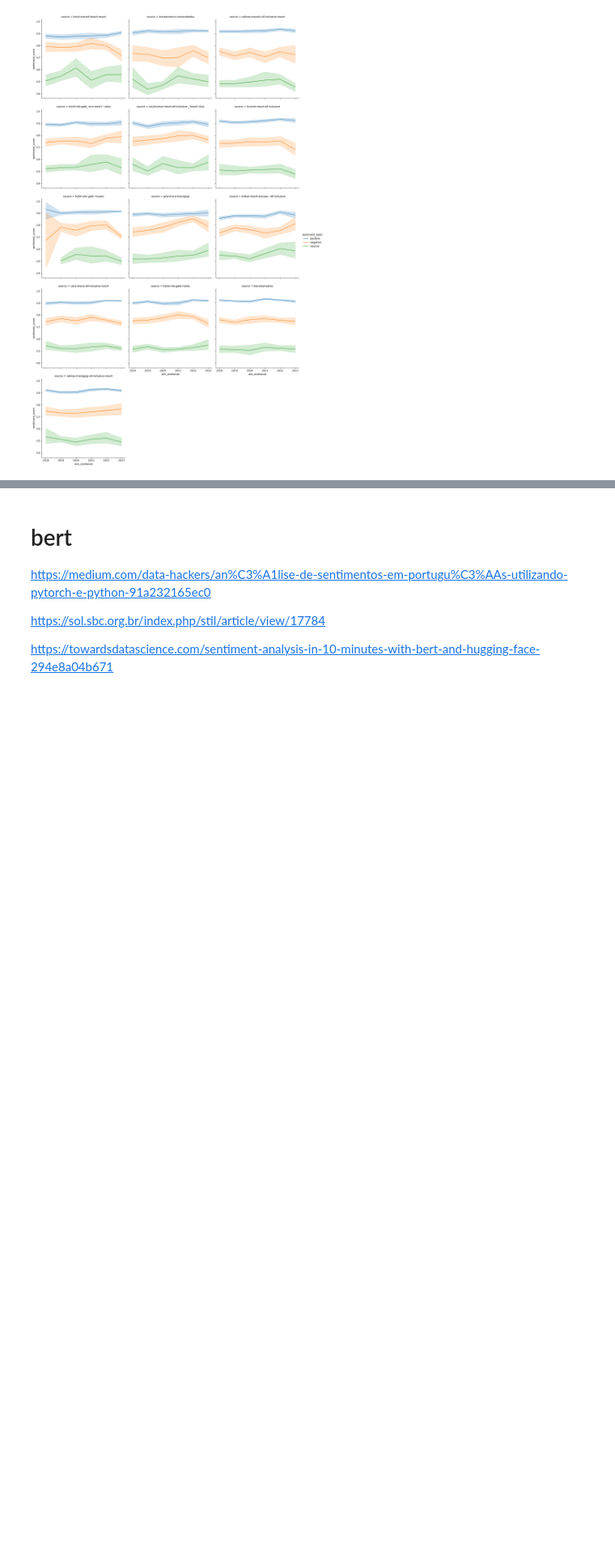
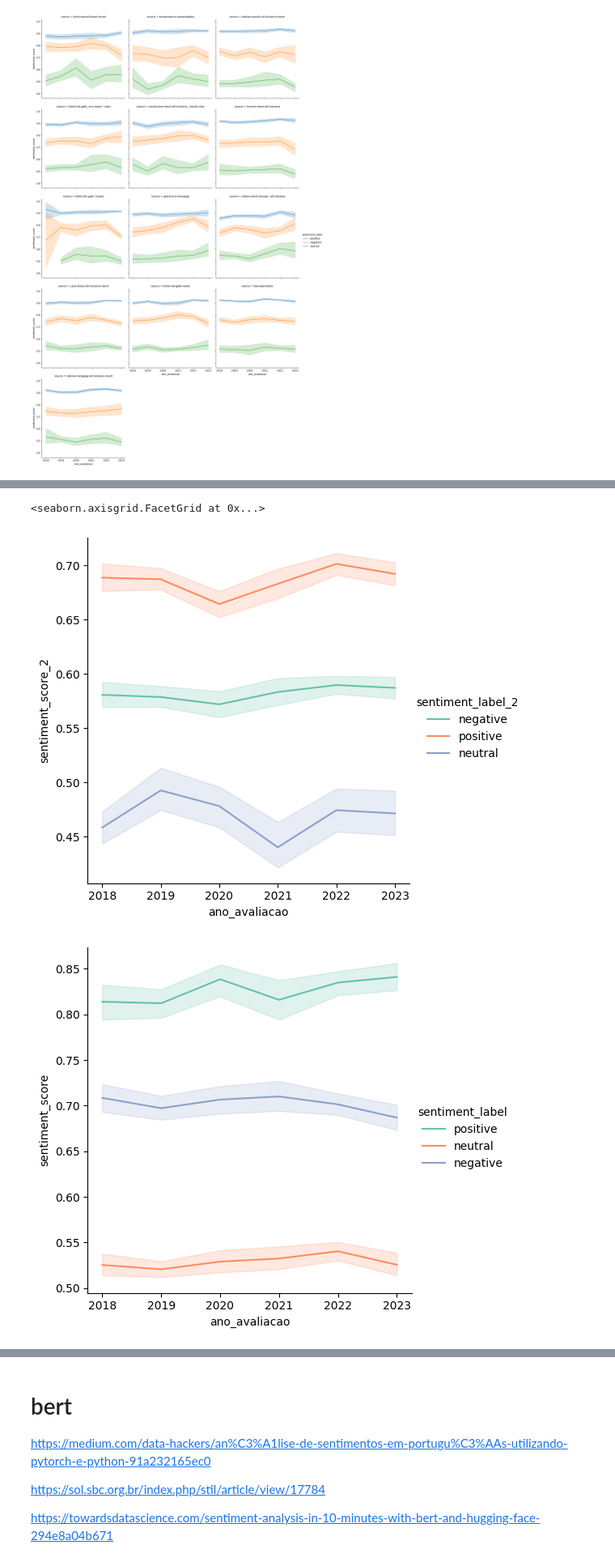
Before and after one commit to emerson-matos/tcc-notebooks, a Jupyter notebook: sentimentos/notebook.ipynb, the cells around one changed output, grey strips where cells are left out. Shown at 81% size. Cells and saved outputs as stored; diff of their text form; code cells hidden in the pictures; blank space fills up the shorter version.

```diff
--- a/sentimentos/notebook.ipynb
+++ b/sentimentos/notebook.ipynb
@@ -194,0 +432,7 @@ sns.relplot(x='ano_avaliacao', col_wrap=3, col="source", y='sentiment_score', hu
+# %%
+sns.relplot(x='ano_avaliacao', y='sentiment_score_2', kind="line", hue='sentiment_label_2', data=teste[(teste.sentiment_label != teste.sentiment_label_2)], palette='Set2')
+sns.relplot(x='ano_avaliacao', y='sentiment_score', kind="line", hue='sentiment_label', data=teste[(teste.sentiment_label != teste.sentiment_label_2)], palette='Set2')
+# %% [output]
+<seaborn.axisgrid.FacetGrid at 0x...>
+[figure, added]
+[figure, added]
```
Also changed, not shown: parts of 36 cells of this notebook.
